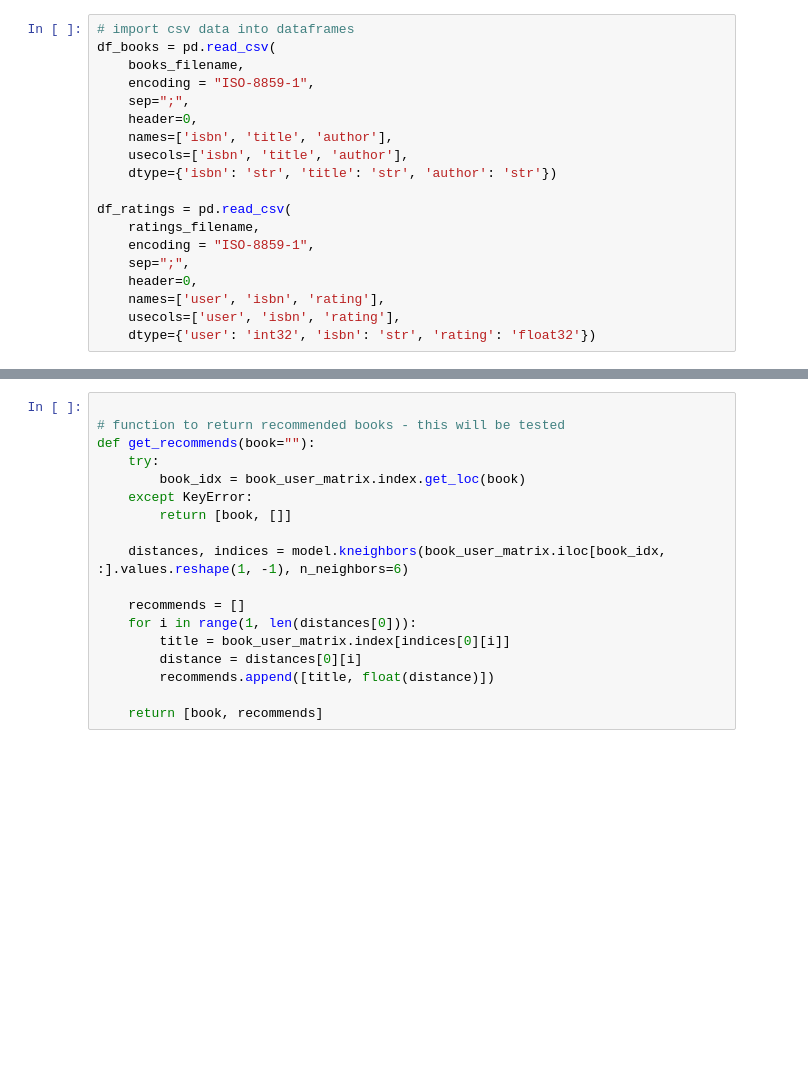
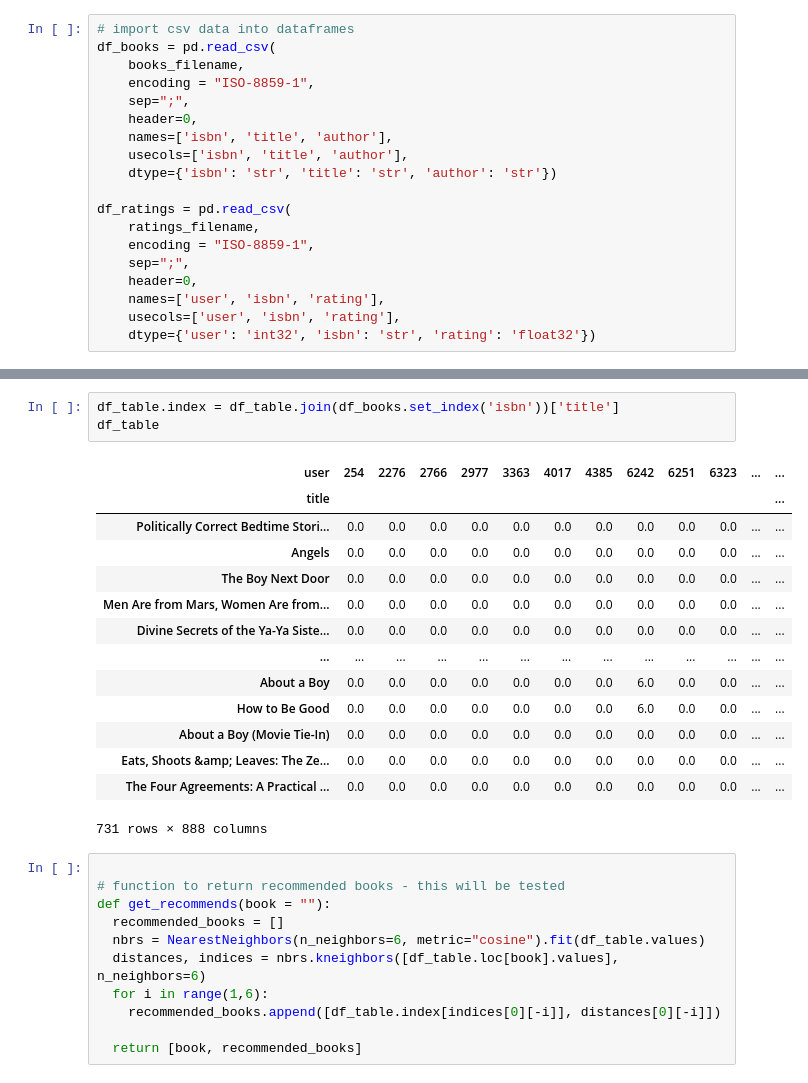
Before and after one commit to Leander-Antony/DataScience, a Jupyter notebook: fcc_book_recommendation_knn.ipynb, the cells around one changed output, grey strips where cells are left out. Drawn from its saved outputs; the diff is of its cells as text; blank space fills up the shorter version.

```diff
--- a/fcc_book_recommendation_knn.ipynb
+++ b/fcc_book_recommendation_knn.ipynb
@@ -67,21 +78,32 @@ NearestNeighbors(algorithm='brute', metric='cosine')
+# %%
+df_table.index = df_table.join(df_books.set_index('isbn'))['title']
+df_table
+# %% [output]
+| user | 254 | 2276 | 2766 | 2977 | 3363 | 4017 | 4385 | 6242 | 6251 | 6323 | ... | ... |
+| title |  |  |  |  |  |  |  |  |  |  |  | ... |
+| Politically Correct Bedtime Stori... | 0.0 | 0.0 | 0.0 | 0.0 | 0.0 | 0.0 | 0.0 | 0.0 | 0.0 | 0.0 | ... | ... |
+| Angels | 0.0 | 0.0 | 0.0 | 0.0 | 0.0 | 0.0 | 0.0 | 0.0 | 0.0 | 0.0 | ... | ... |
+| The Boy Next Door | 0.0 | 0.0 | 0.0 | 0.0 | 0.0 | 0.0 | 0.0 | 0.0 | 0.0 | 0.0 | ... | ... |
+| Men Are from Mars, Women Are from... | 0.0 | 0.0 | 0.0 | 0.0 | 0.0 | 0.0 | 0.0 | 0.0 | 0.0 | 0.0 | ... | ... |
+| Divine Secrets of the Ya-Ya Siste... | 0.0 | 0.0 | 0.0 | 0.0 | 0.0 | 0.0 | 0.0 | 0.0 | 0.0 | 0.0 | ... | ... |
+| ... | ... | ... | ... | ... | ... | ... | ... | ... | ... | ... | ... | ... |
+| About a Boy | 0.0 | 0.0 | 0.0 | 0.0 | 0.0 | 0.0 | 0.0 | 6.0 | 0.0 | 0.0 | ... | ... |
+| How to Be Good | 0.0 | 0.0 | 0.0 | 0.0 | 0.0 | 0.0 | 0.0 | 6.0 | 0.0 | 0.0 | ... | ... |
+| About a Boy (Movie Tie-In) | 0.0 | 0.0 | 0.0 | 0.0 | 0.0 | 0.0 | 0.0 | 0.0 | 0.0 | 0.0 | ... | ... |
+| Eats, Shoots &amp; Leaves: The Ze... | 0.0 | 0.0 | 0.0 | 0.0 | 0.0 | 0.0 | 0.0 | 0.0 | 0.0 | 0.0 | ... | ... |
+| The Four Agreements: A Practical ... | 0.0 | 0.0 | 0.0 | 0.0 | 0.0 | 0.0 | 0.0 | 0.0 | 0.0 | 0.0 | ... | ... |
+731 rows × 888 columns
 # %%
 
 # function to return recommended books - this will be tested
-def get_recommends(book=""):
-    try:
-        book_idx = book_user_matrix.index.get_loc(book)
-    except KeyError:
-        return [book, []]
+def get_recommends(book = ""):
+  recommended_books = []
+  nbrs = NearestNeighbors(n_neighbors=6, metric="cosine").fit(df_table.values)
+  distances, indices = nbrs.kneighbors([df_table.loc[book].values], n_neighbors=6)
+  for i in range(1,6):
+    recommended_books.append([df_table.index[indices[0][-i]], distances[0][-i]])
 
-    distances, indices = model.kneighbors(book_user_matrix.iloc[book_idx, :].values.reshape(1, -1), n_neighbors=6)
-
-    recommends = []
-    for i in range(1, len(distances[0])):
-        title = book_user_matrix.index[indices[0][i]]
-        distance = distances[0][i]
-        recommends.append([title, float(distance)])
-
-    return [book, recommends]
+  return [book, recommended_books]
 # %%
 books = get_recommends("Where the Heart Is (Oprah's Book Club (Paperback))")
 print(books)
```
Also changed, not shown: parts of 3 cells of this notebook.
